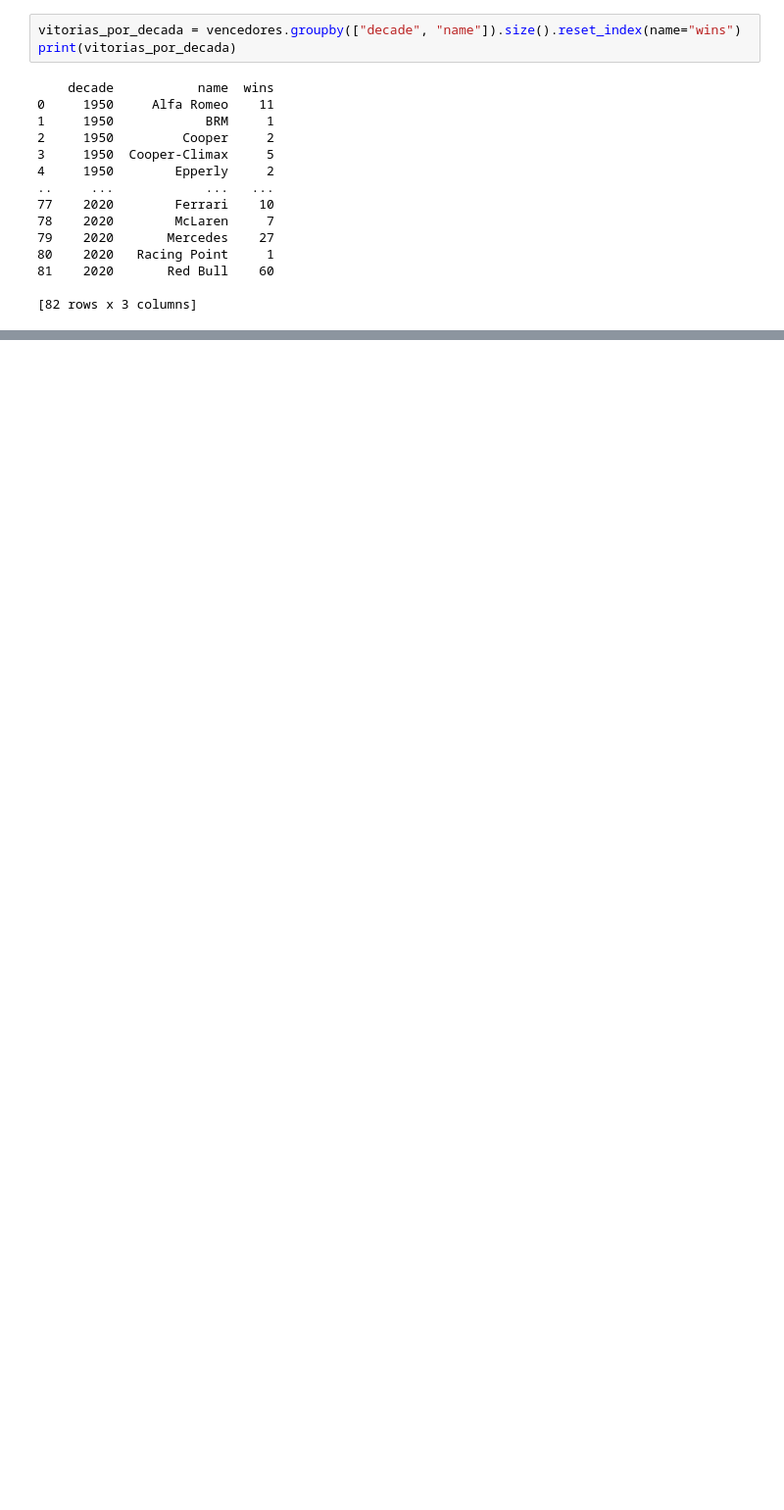
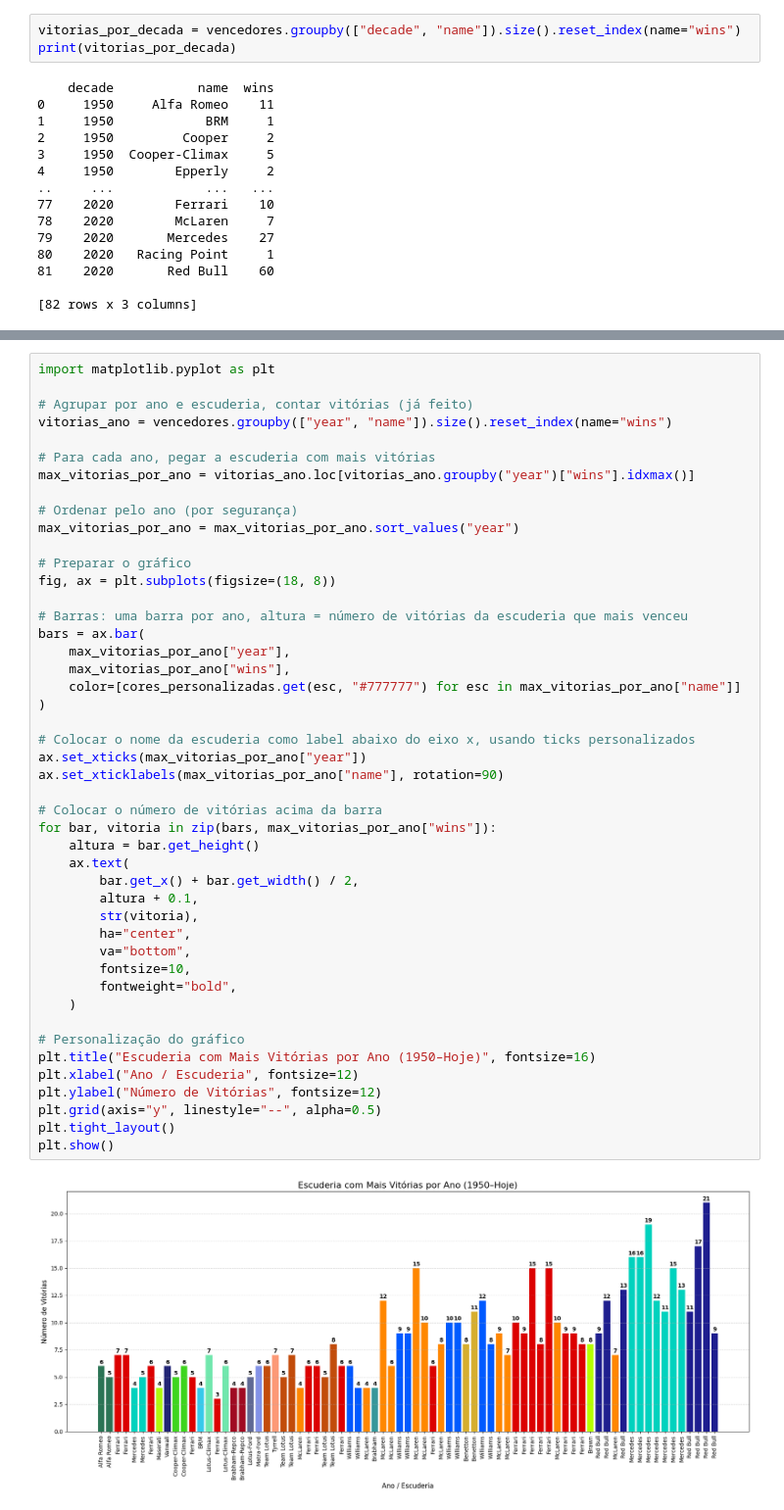
Before and after one commit to FlaviouSs/estatistica_formula1, a Jupyter notebook: flavio/analise1/analise1.ipynb, the cells around one changed output, grey strips where cells are left out. Shown at 98% size. Cells and saved outputs as stored; diff of their text form; blank space fills up the shorter version.

```diff
--- a/flavio/analise1/analise1.ipynb
+++ b/flavio/analise1/analise1.ipynb
@@ -69,0 +189,48 @@ print(vitorias_por_decada)
+# %%
+import matplotlib.pyplot as plt
+
+# Agrupar por ano e escuderia, contar vitórias (já feito)
+vitorias_ano = vencedores.groupby(["year", "name"]).size().reset_index(name="wins")
+
+# Para cada ano, pegar a escuderia com mais vitórias
+max_vitorias_por_ano = vitorias_ano.loc[vitorias_ano.groupby("year")["wins"].idxmax()]
+
+# Ordenar pelo ano (por segurança)
+max_vitorias_por_ano = max_vitorias_por_ano.sort_values("year")
+
+# Preparar o gráfico
+fig, ax = plt.subplots(figsize=(18, 8))
+
+# Barras: uma barra por ano, altura = número de vitórias da escuderia que mais venceu
+bars = ax.bar(
+    max_vitorias_por_ano["year"],
+    max_vitorias_por_ano["wins"],
+    color=[cores_personalizadas.get(esc, "#777777") for esc in max_vitorias_por_ano["name"]]
+)
+
+# Colocar o nome da escuderia como label abaixo do eixo x, usando ticks personalizados
+ax.set_xticks(max_vitorias_por_ano["year"])
+ax.set_xticklabels(max_vitorias_por_ano["name"], rotation=90)
+
+# Colocar o número de vitórias acima da barra
+for bar, vitoria in zip(bars, max_vitorias_por_ano["wins"]):
+    altura = bar.get_height()
+    ax.text(
+        bar.get_x() + bar.get_width() / 2,
+        altura + 0.1,
+        str(vitoria),
+        ha="center",
+        va="bottom",
+        fontsize=10,
+        fontweight="bold",
+    )
+
+# Personalização do gráfico
+plt.title("Escuderia com Mais Vitórias por Ano (1950–Hoje)", fontsize=16)
+plt.xlabel("Ano / Escuderia", fontsize=12)
+plt.ylabel("Número de Vitórias", fontsize=12)
+plt.grid(axis="y", linestyle="--", alpha=0.5)
+plt.tight_layout()
+plt.show()
+# %% [output]
+[figure, added]
```
Also changed, not shown: parts of 7 cells of this notebook.
